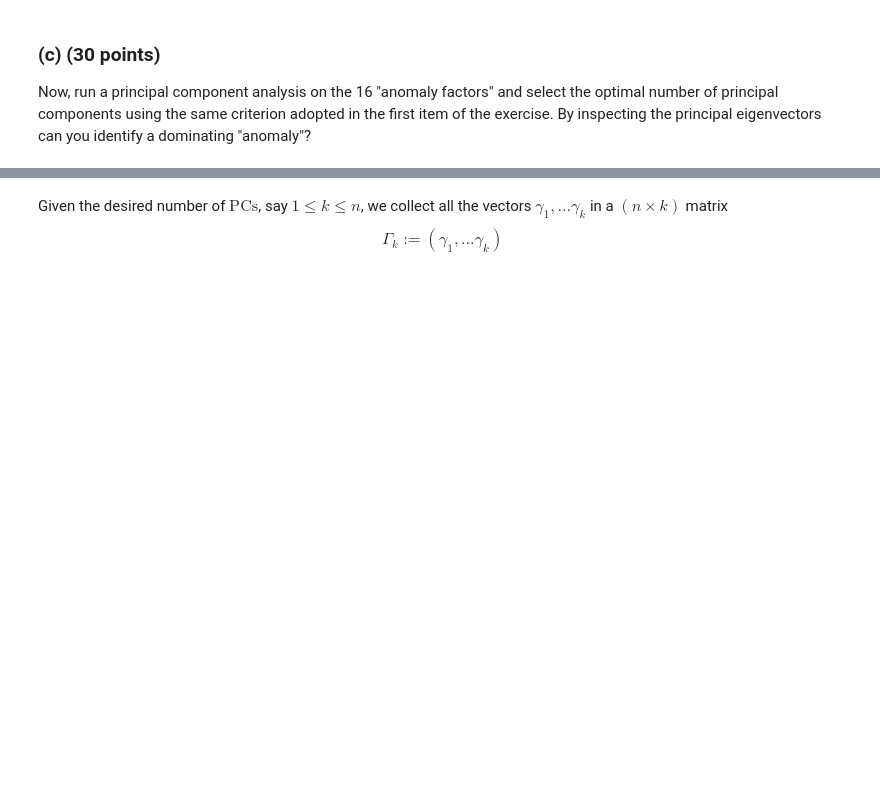
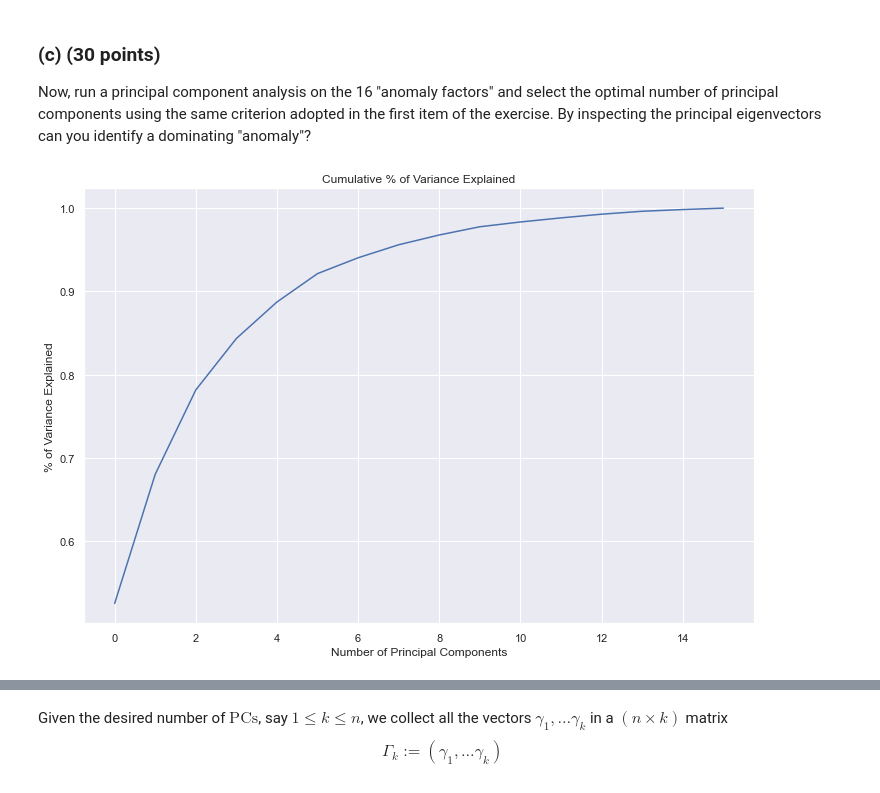
Before and after one commit to guimasuko/AssignmentEconometricsIV, a Jupyter notebook: code/q1_python.ipynb, the cells around one changed output, grey strips where cells are left out. Cells and saved outputs as stored; diff of their text form; code cells hidden in the pictures; blank space fills up the shorter version.

```diff
--- a/code/q1_python.ipynb
+++ b/code/q1_python.ipynb
@@ -329,0 +404,4 @@ pca.fit(standard_factors)
+# %%
+pcs, gammas, lambdas, alphas = PCA_function(factors)
+# %% [output]
+[figure, added]
```
Also changed, not shown: parts of 49 cells of this notebook, 2 other files.
